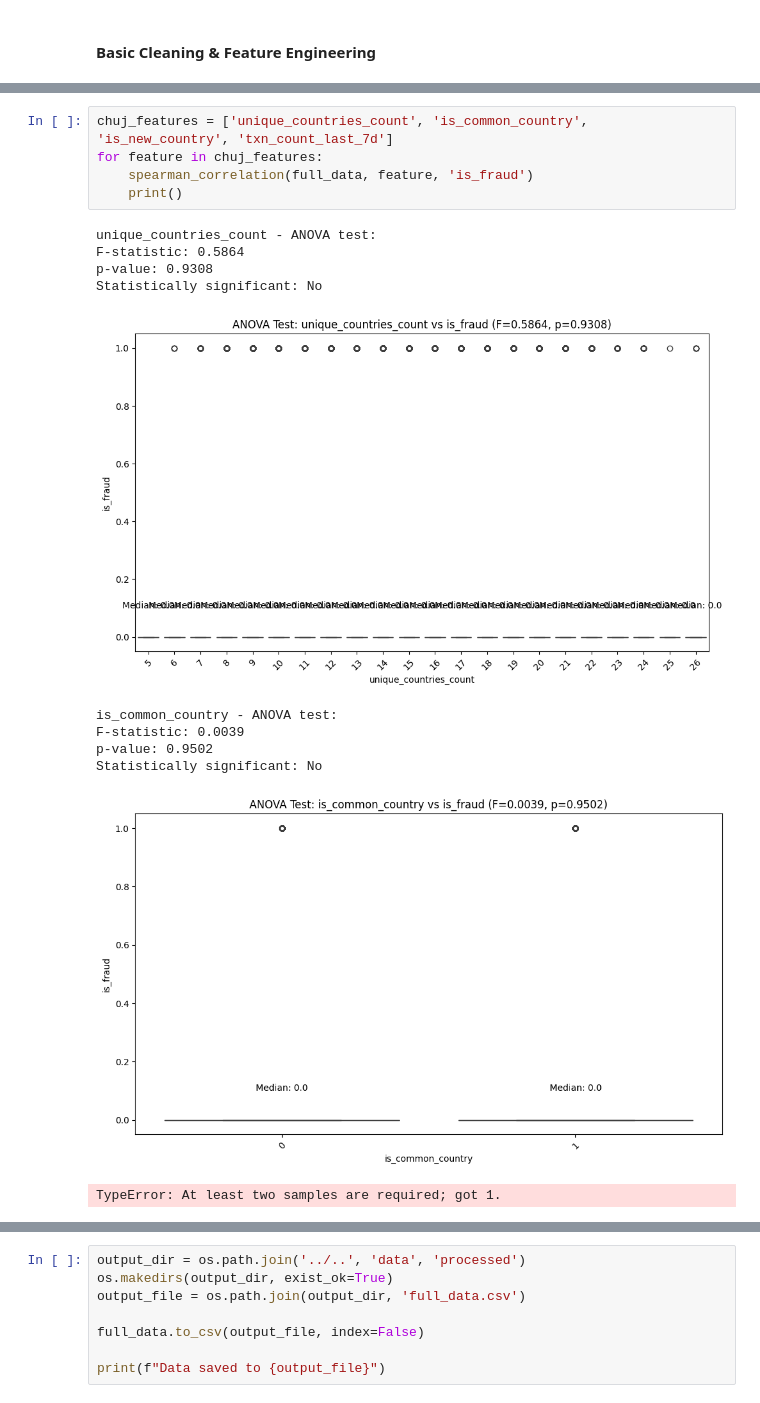
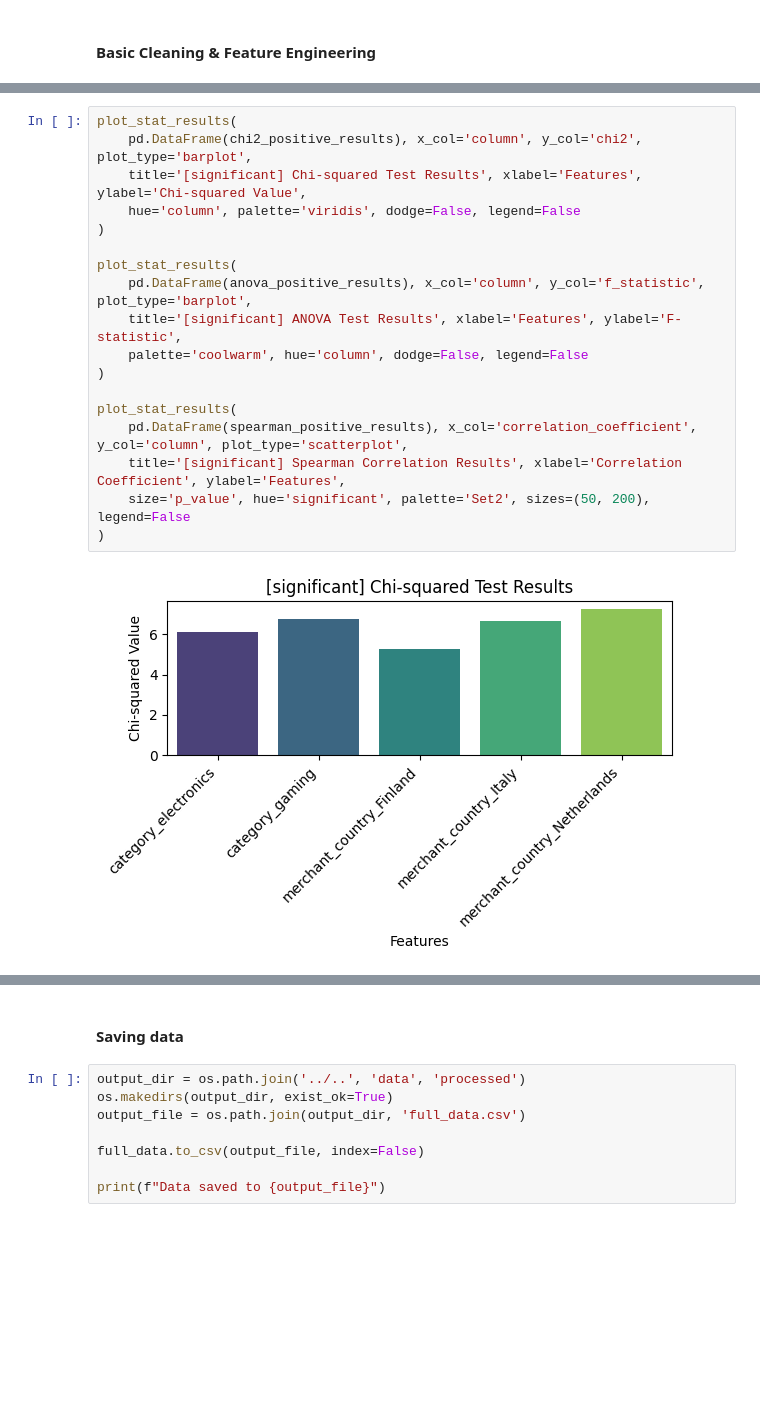
Before and after one commit to b-szczesniak/hackathon-entry, a Jupyter notebook: src/notebooks/eda.ipynb, the cells around one changed output, grey strips where cells are left out. Cells and saved outputs as stored; diff of their text form; blank space fills up the shorter version.

Commit message:
stat tests

```diff
--- a/src/notebooks/eda.ipynb
+++ b/src/notebooks/eda.ipynb
@@ -183,17 +162,20 @@ is_fraud
-# %%
-chuj_features = ['unique_countries_count', 'is_common_country', 'is_new_country', 'txn_count_last_7d']
-for feature in chuj_features:
-    spearman_correlation(full_data, feature, 'is_fraud')
-    print()
-# %% [output]
-unique_countries_count - ANOVA test:
-F-statistic: 0.5864
-p-value: 0.9308
-Statistically significant: No
-[figure, removed]
-is_common_country - ANOVA test:
-F-statistic: 0.0039
-p-value: 0.9502
-Statistically significant: No
-[figure, removed]
-TypeError: At least two samples are required; got 1.
+# %%
+plot_stat_results(
+    pd.DataFrame(chi2_positive_results), x_col='column', y_col='chi2', plot_type='barplot',
+    title='[significant] Chi-squared Test Results', xlabel='Features', ylabel='Chi-squared Value',
+    hue='column', palette='viridis', dodge=False, legend=False
+)
+
+plot_stat_results(
+    pd.DataFrame(anova_positive_results), x_col='column', y_col='f_statistic', plot_type='barplot',
+    title='[significant] ANOVA Test Results', xlabel='Features', ylabel='F-statistic',
+    palette='coolwarm', hue='column', dodge=False, legend=False
+)
+
+plot_stat_results(
+    pd.DataFrame(spearman_positive_results), x_col='correlation_coefficient', y_col='column', plot_type='scatterplot',
+    title='[significant] Spearman Correlation Results', xlabel='Correlation Coefficient', ylabel='Features',
+    size='p_value', hue='significant', palette='Set2', sizes=(50, 200), legend=False
+)
+# %% [output]
+[figure, added]
@@ -200,3 +184,5 @@ TypeError: At least two samples are required; got 1.
+# %% [markdown]
+#### Saving data
 # %%
 output_dir = os.path.join('../..', 'data', 'processed')
 os.makedirs(output_dir, exist_ok=True)
```
Also changed, not shown: parts of 12 cells of this notebook, 4 other files.
